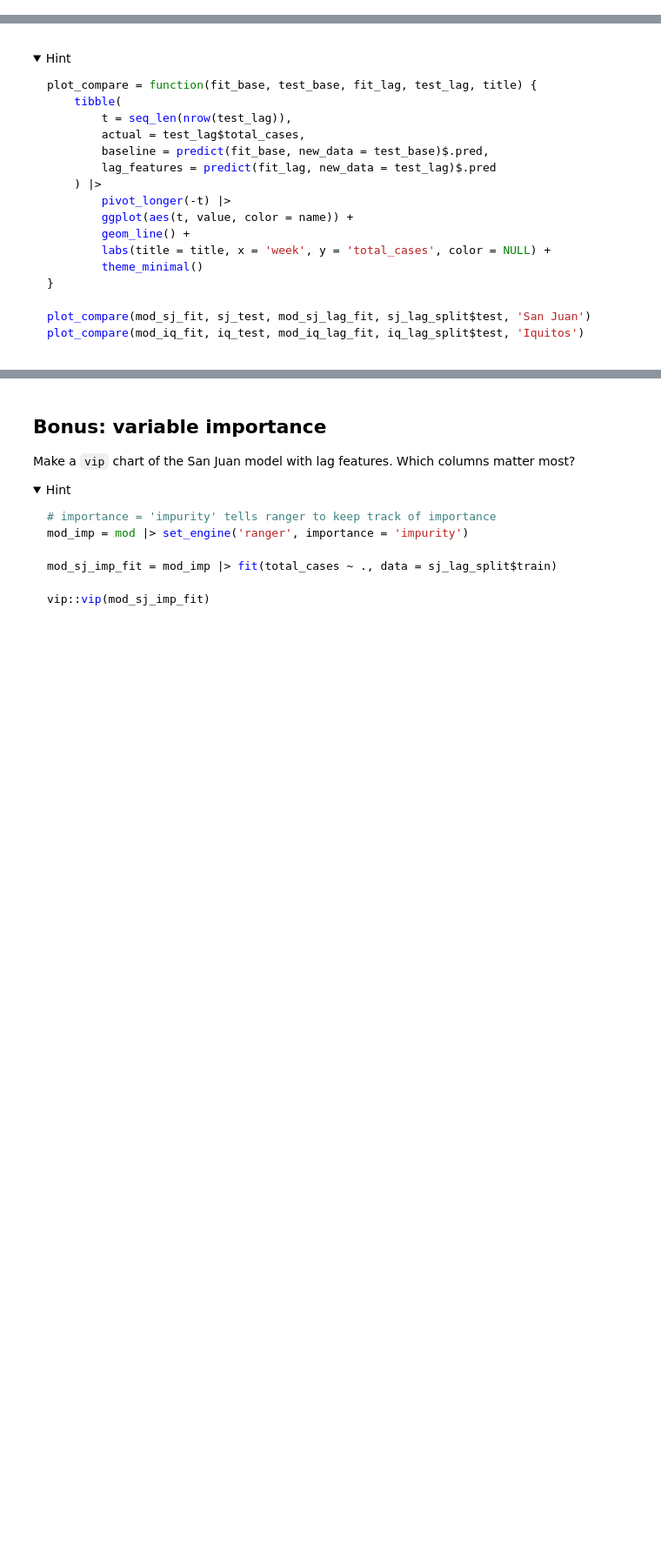
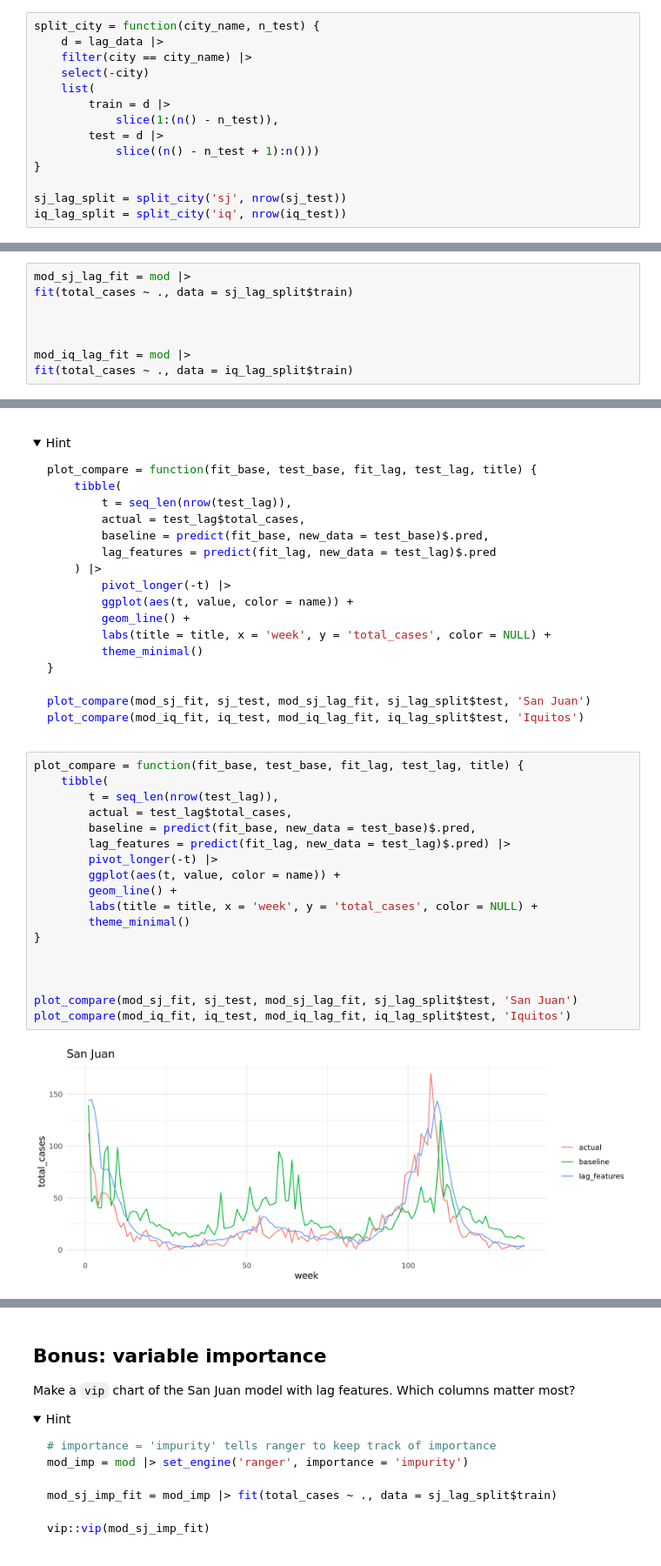
Before and after one commit to lgheflin/codespace, a Jupyter notebook: exercises/14-dengue-exercise.ipynb, the cells around one changed output, grey strips where cells are left out. Shown at 87% size. Drawn from its saved outputs; the diff is of its cells as text; folded sections open; blank space fills up the shorter version.

````diff
--- a/exercises/14-dengue-exercise.ipynb
+++ b/exercises/14-dengue-exercise.ipynb
@@ -196,6 +334,20 @@ iq_lag_split = split_city('iq', nrow(iq_test))
 ```
 
 </details>
+# %%
+split_city = function(city_name, n_test) {
+    d = lag_data |>
+    filter(city == city_name) |>
+    select(-city)
+    list(
+        train = d |>
+            slice(1:(n() - n_test)),
+        test = d |>
+            slice((n() - n_test + 1):n()))
+}
+
+sj_lag_split = split_city('sj', nrow(sj_test))
+iq_lag_split = split_city('iq', nrow(iq_test))
 # %% [markdown]
 ## 8. Random forest with lag features
 
@@ -210,6 +362,14 @@ mod_iq_lag_fit = mod |> fit(total_cases ~ ., data = iq_lag_split$train)
 ```
 
 </details>
+# %%
+mod_sj_lag_fit = mod |>
+fit(total_cases ~ ., data = sj_lag_split$train)
+
+
+
+mod_iq_lag_fit = mod |>
+fit(total_cases ~ ., data = iq_lag_split$train)
 # %% [markdown]
 ## 9. Compare the test error (MAE)
 
@@ -253,3 +425,23 @@ plot_compare(mod_iq_fit, iq_test, mod_iq_lag_fit, iq_lag_split$test, 'Iquitos')
 ```
 
 </details>
+# %%
+plot_compare = function(fit_base, test_base, fit_lag, test_lag, title) {
+    tibble(
+        t = seq_len(nrow(test_lag)),
+        actual = test_lag$total_cases,
+        baseline = predict(fit_base, new_data = test_base)$.pred,
+        lag_features = predict(fit_lag, new_data = test_lag)$.pred) |>
+        pivot_longer(-t) |>
+        ggplot(aes(t, value, color = name)) +
+        geom_line() +
+        labs(title = title, x = 'week', y = 'total_cases', color = NULL) +
+        theme_minimal()
+}
+
+
+
+plot_compare(mod_sj_fit, sj_test, mod_sj_lag_fit, sj_lag_split$test, 'San Juan')
+plot_compare(mod_iq_fit, iq_test, mod_iq_lag_fit, iq_lag_split$test, 'Iquitos')
+# %% [output]
+[figure, added]
````
Also changed, not shown: parts of 12 cells of this notebook.
